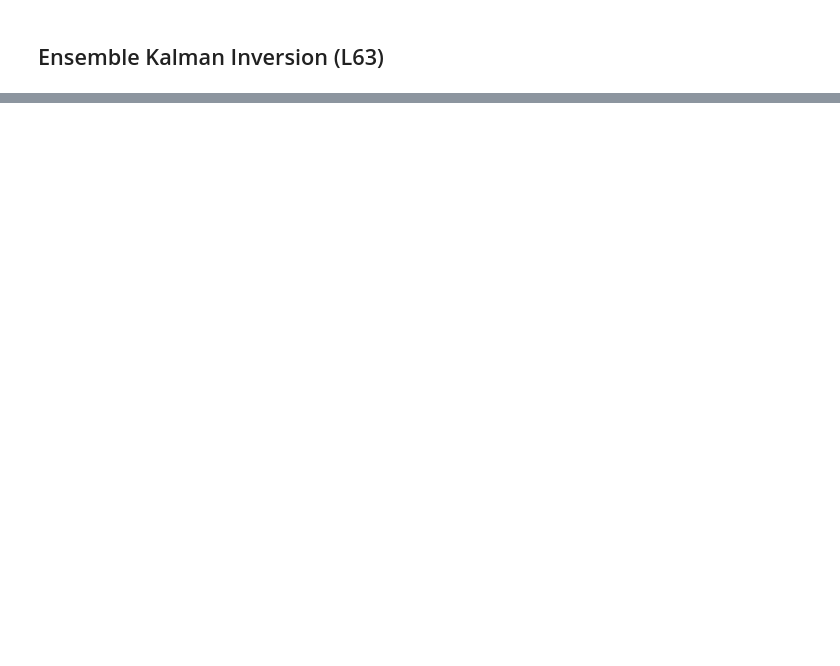
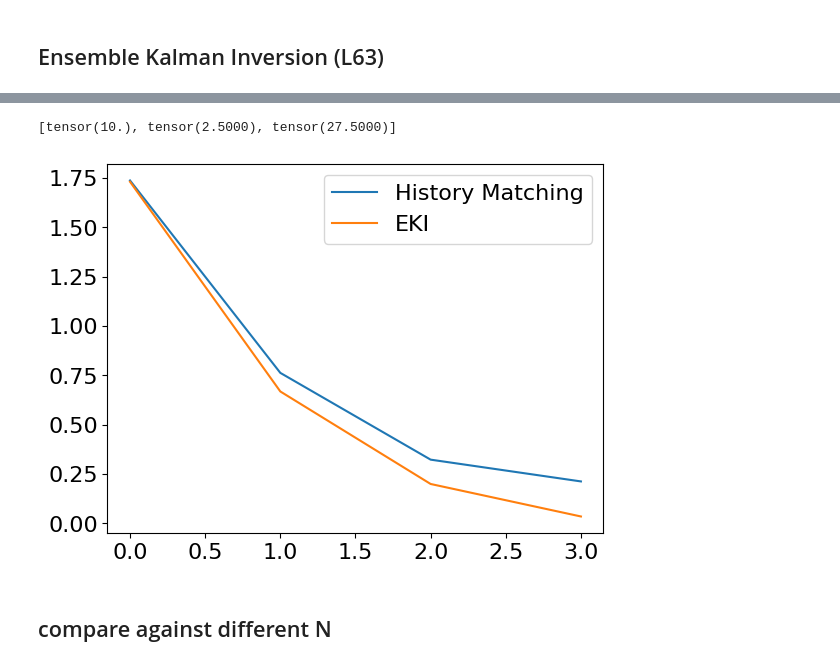
Before and after one commit to OneOneFour/abracalibra, a Jupyter notebook: examples/lorenz.ipynb, the cells around one changed output, grey strips where cells are left out. Drawn from its saved outputs; the diff is of its cells as text; code cells hidden in the pictures; blank space fills up the shorter version.

```diff
--- a/examples/lorenz.ipynb
+++ b/examples/lorenz.ipynb
@@ -402,0 +401,22 @@ fig.savefig('lorenz63_eki.png',dpi=300)
+# %%
+[h.mean for h in hm.prior_list]
+# %% [output]
+[tensor(10.), tensor(2.5000), tensor(27.5000)]
+# %%
+eki_params = eki.parameters
+hm_params = hm.params
+
+eki_params_norm = (eki_params - torch.as_tensor([h.mean for h in hm.prior_list]))/torch.as_tensor([h.stddev for h in hm.prior_list])
+hm_params_norm = (hm_params - torch.as_tensor([h.mean for h in hm.prior_list]))/torch.as_tensor([h.stddev for h in hm.prior_list])
+# %%
+eki_norm_spread = torch.mean(torch.sum((eki_params_norm - eki_params_norm.mean(dim=1,keepdim=True))**2,dim=-1),dim=-1)**0.5
+hm_norm_spread = torch.mean(torch.sum((hm_params_norm - hm_params_norm.mean(dim=1,keepdim=True))**2,dim=-1),dim=-1)**0.5
+# %%
+with torch.no_grad():
+    plt.plot(hm_norm_spread,label='History Matching')
+    plt.plot(eki_norm_spread,label='EKI')
+    plt.legend()
+# %% [output]
+[figure, added]
+# %% [markdown]
+## compare against different N
```
Also changed, not shown: parts of 18 cells of this notebook, 5 other files.
